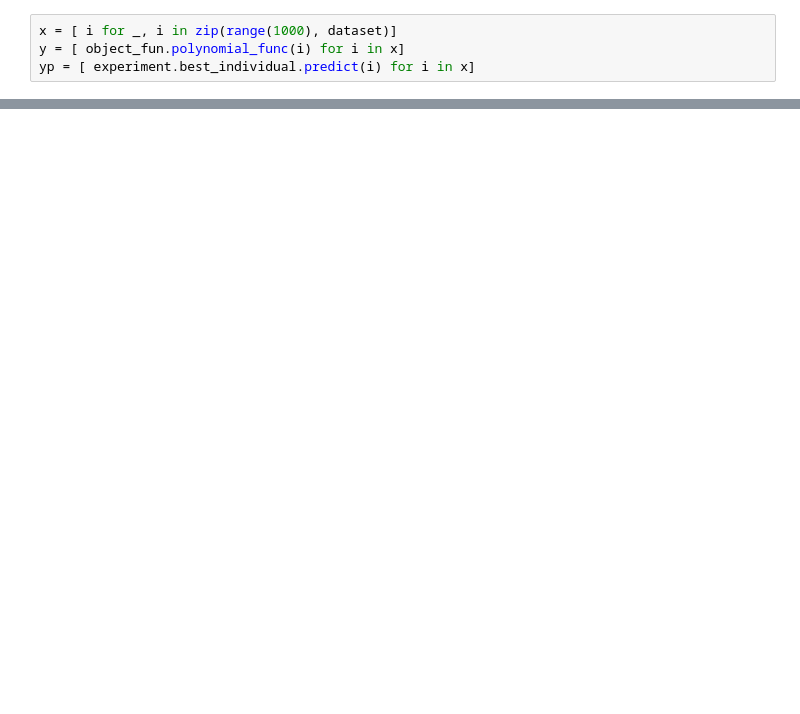
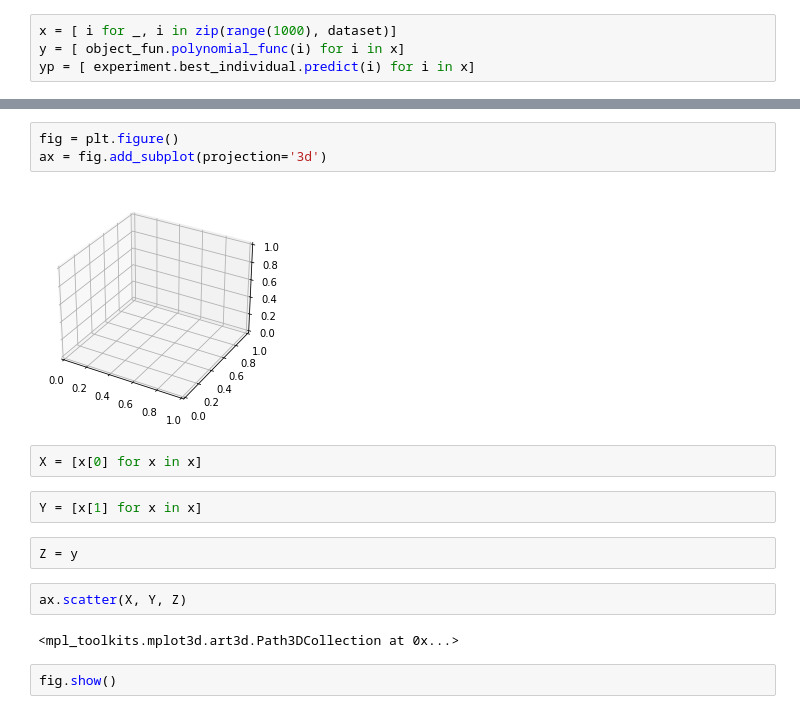
Before and after one commit to L0czek/Training-Neural-Networks-with-Evolution-Alg, a Jupyter notebook: notebooks/DiffEvolutionTest.ipynb, the cells around one changed output, grey strips where cells are left out. Saved outputs shown, nothing was run; the diff lists cells and outputs as text; blank space fills up the shorter version.

```diff
--- a/notebooks/DiffEvolutionTest.ipynb
+++ b/notebooks/DiffEvolutionTest.ipynb
@@ -49,0 +131,17 @@ plt.plot(range(len(experiment.losses_per_epoch)), min_losses)
+# %%
+fig = plt.figure()
+ax = fig.add_subplot(projection='3d')
+# %% [output]
+[figure, added]
+# %%
+X = [x[0] for x in x]
+# %%
+Y = [x[1] for x in x]
+# %%
+Z = y
+# %%
+ax.scatter(X, Y, Z)
+# %% [output]
+<mpl_toolkits.mplot3d.art3d.Path3DCollection at 0x...>
+# %%
+fig.show()
```
Also changed, not shown: parts of 22 cells of this notebook, 40 other files.
